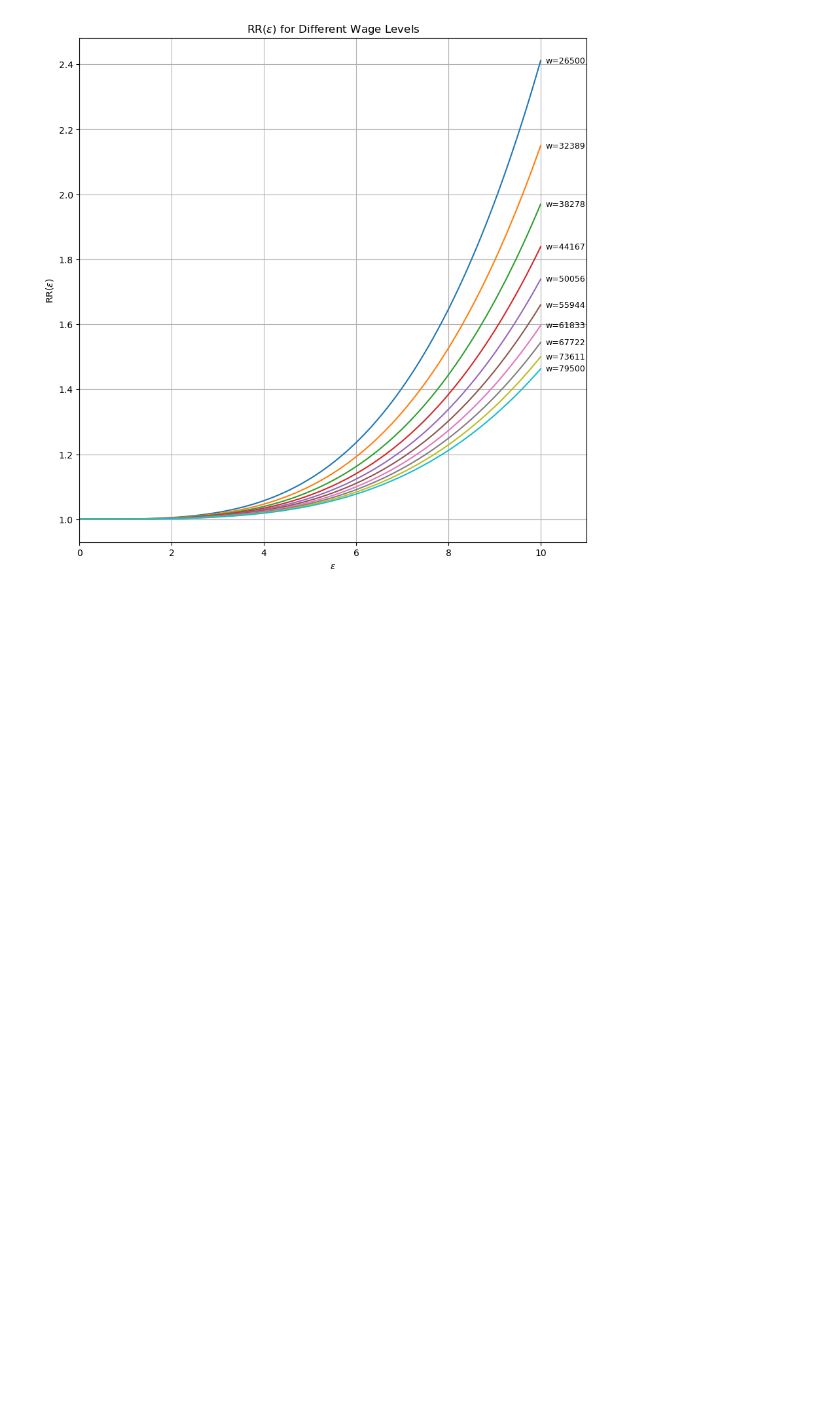
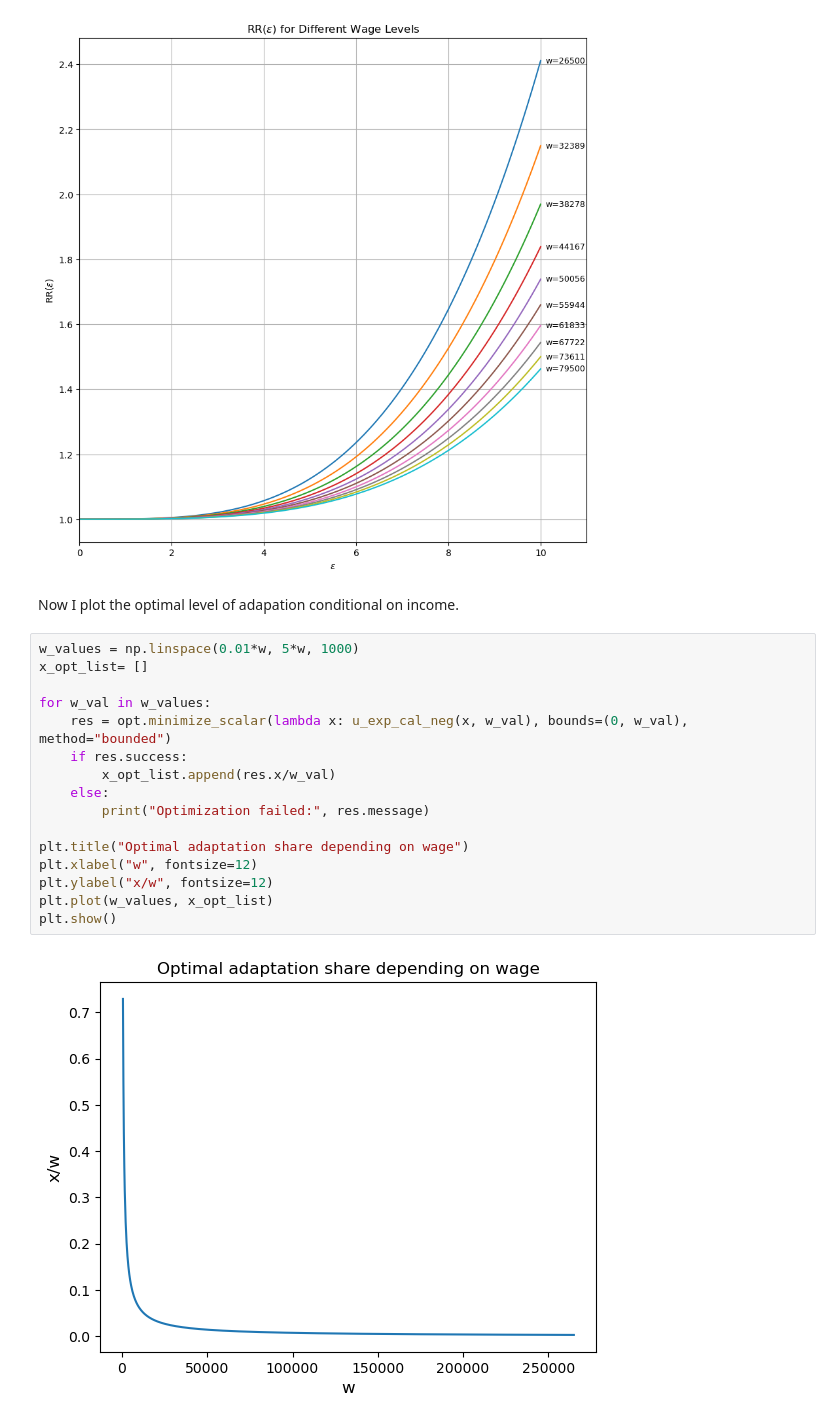
Before and after one commit to jreinbold/notes, a Jupyter notebook: calibration_notebook.ipynb, the cells around one changed output. Drawn from its saved outputs; the diff is of its cells as text; blank space fills up the shorter version.

```diff
--- a/calibration_notebook.ipynb
+++ b/calibration_notebook.ipynb
@@ -235,3 +235,23 @@ plt.grid(True)
 plt.show()
 # %% [output]
 [figure]
+# %% [markdown]
+Now I plot the optimal level of adapation conditional on income.
+# %%
+w_values = np.linspace(0.01*w, 5*w, 1000)
+x_opt_list= []
+
+for w_val in w_values:
+    res = opt.minimize_scalar(lambda x: u_exp_cal_neg(x, w_val), bounds=(0, w_val), method="bounded")
+    if res.success:
+        x_opt_list.append(res.x/w_val)
+    else:
+        print("Optimization failed:", res.message)
+
+plt.title("Optimal adaptation share depending on wage")
+plt.xlabel("w", fontsize=12)
+plt.ylabel("x/w", fontsize=12)
+plt.plot(w_values, x_opt_list)
+plt.show()
+# %% [output]
+[figure, added]
```
